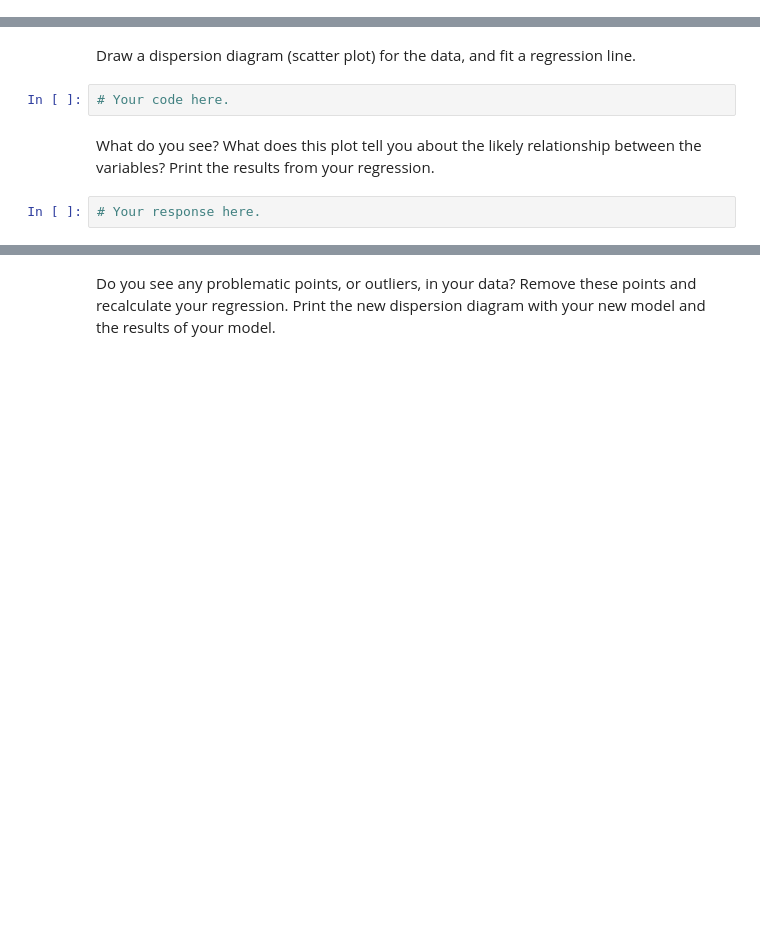
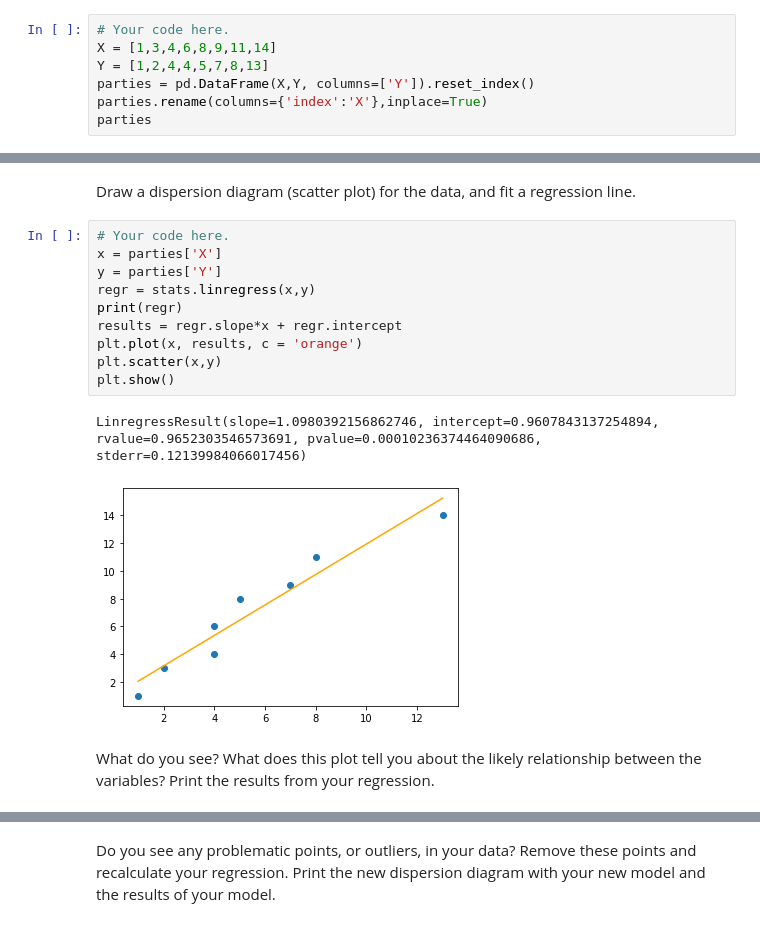
Before and after one commit to ta-data-lis/lab-regression-analysis, a Jupyter notebook: your-code/challenge1.ipynb, the cells around one changed output, grey strips where cells are left out. Cells and saved outputs as stored; diff of their text form; blank space fills up the shorter version.

```diff
--- a/your-code/challenge1.ipynb
+++ b/your-code/challenge1.ipynb
@@ -99,0 +197,7 @@ First, build a dataframe with the data.
+# %%
+# Your code here.
+X = [1,3,4,6,8,9,11,14]
+Y = [1,2,4,4,5,7,8,13]
+parties = pd.DataFrame(X,Y, columns=['Y']).reset_index()
+parties.rename(columns={'index':'X'},inplace=True)
+parties
@@ -100,8 +214,17 @@ First, build a dataframe with the data.
 # %% [markdown]
 Draw a dispersion diagram (scatter plot) for the data, and fit a regression line.
-# %%
-# Your code here.
+# %%
+# Your code here.
+x = parties['X']
+y = parties['Y']
+regr = stats.linregress(x,y)
+print(regr)
+results = regr.slope*x + regr.intercept
+plt.plot(x, results, c = 'orange')
+plt.scatter(x,y)
+plt.show()
+# %% [output]
+LinregressResult(slope=1.0980392156862746, intercept=0.9607843137254894, rvalue=0.9652303546573691, pvalue=0.00010236374464090686, stderr=0.12139984066017456)
+[figure, added]
 # %% [markdown]
 What do you see? What does this plot tell you about the likely relationship between the variables? Print the results from your regression.
-# %%
-# Your response here.
```
Also changed, not shown: parts of 28 cells of this notebook.
